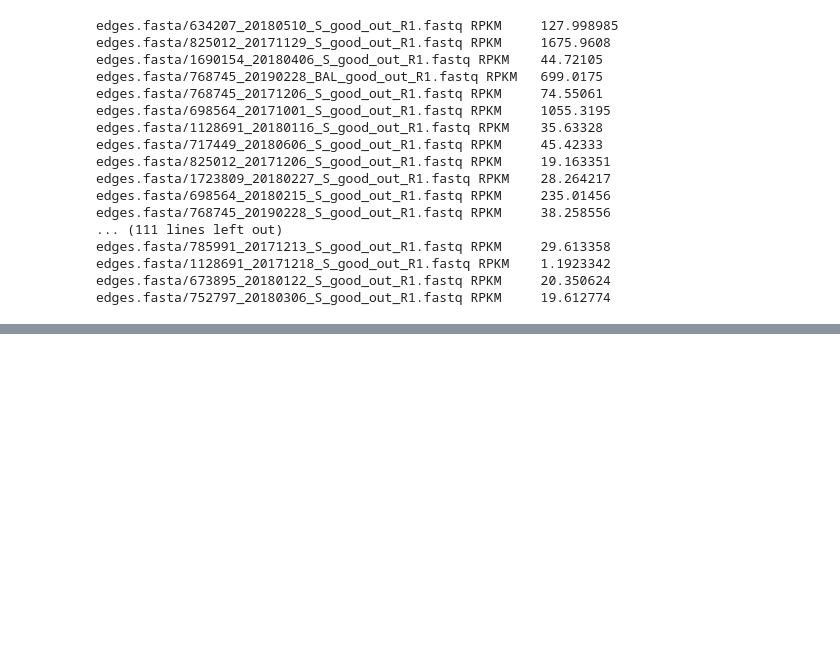
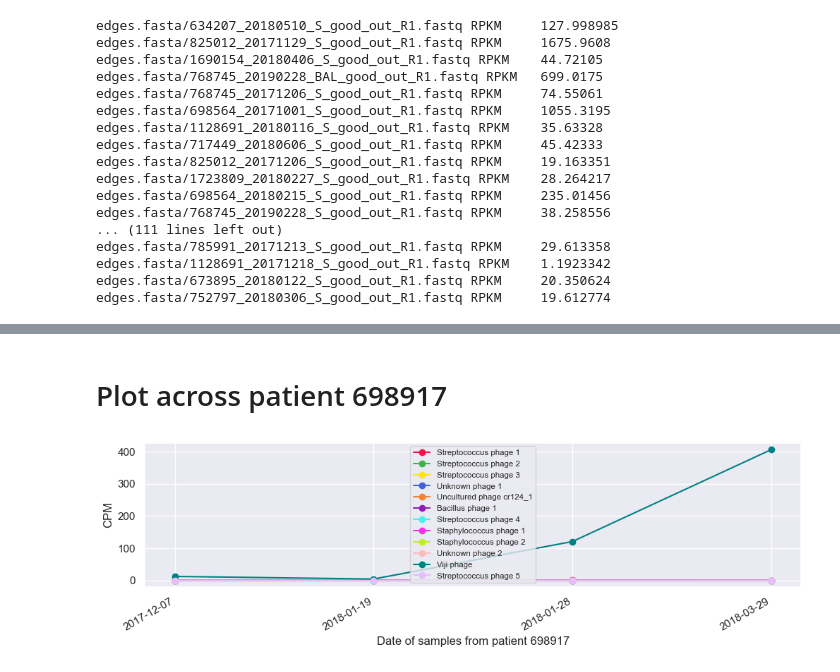
Before and after one commit to FlindersFAME/CFHackathon2023, a Jupyter notebook: mags/phage_related/Coverage_of_phages_across_samples.ipynb, the cells around one changed output, grey strips where cells are left out. Drawn from its saved outputs; the diff is of its cells as text; code cells hidden in the pictures; blank space fills up the shorter version.

```diff
--- a/mags/phage_related/Coverage_of_phages_across_samples.ipynb
+++ b/mags/phage_related/Coverage_of_phages_across_samples.ipynb
@@ -191,0 +259,28 @@ coverage_df.to_csv('phage_CPM_all_samples.csv')
+# %% [markdown]
+# Plot across patient 698917
+# %%
+fig=plt.figure(figsize=(12,3))
+ax=fig.add_subplot(111)
+
+patient_id = 698917
+
+for phage in phages:
+    x, y = get_vals(patient_id, phage, coverage_df)
+    ax.plot(x, y,  marker='o', color=mycolors[phages.index(phage)], label=phage_sp[phage])
+
+# ax.set_ylim([-30, 500])
+
+x_dates = [f"{d[0:4]}-{d[4:6]}-{d[6:8]}" for d in x]
+plt.xticks(range(len(x_dates)), x_dates)
+# ax.set_yscale('log')
+
+plt.xlabel(f"Date of samples from patient {patient_id}")
+plt.ylabel('CPM')
+# ax.set_yscale('log')
+ax.legend(fontsize='x-small')
+
+plt.gcf().autofmt_xdate()
+
+plt.savefig(f"{project_path}{patient_id}_phage_cpm.png", format='png', dpi=300, bbox_inches='tight')
+# %% [output]
+[figure, added]
```
Also changed, not shown: parts of 34 cells of this notebook.
